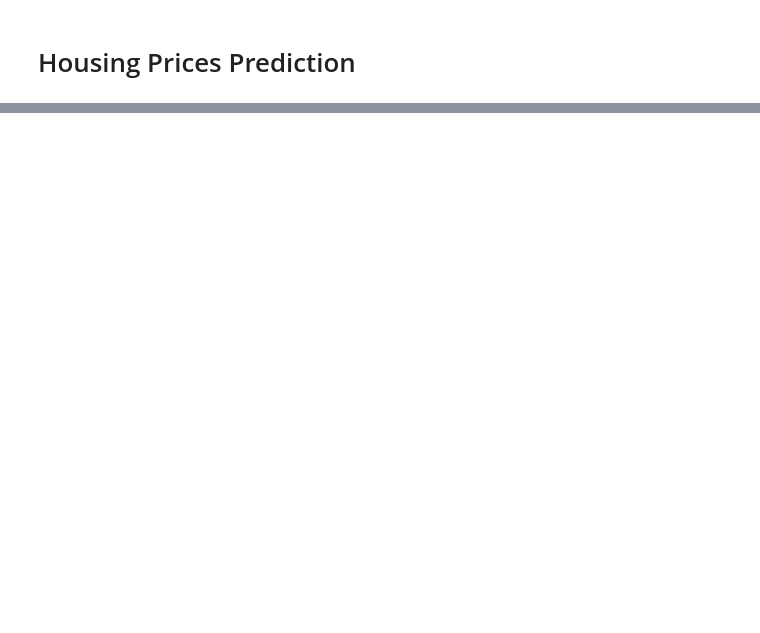
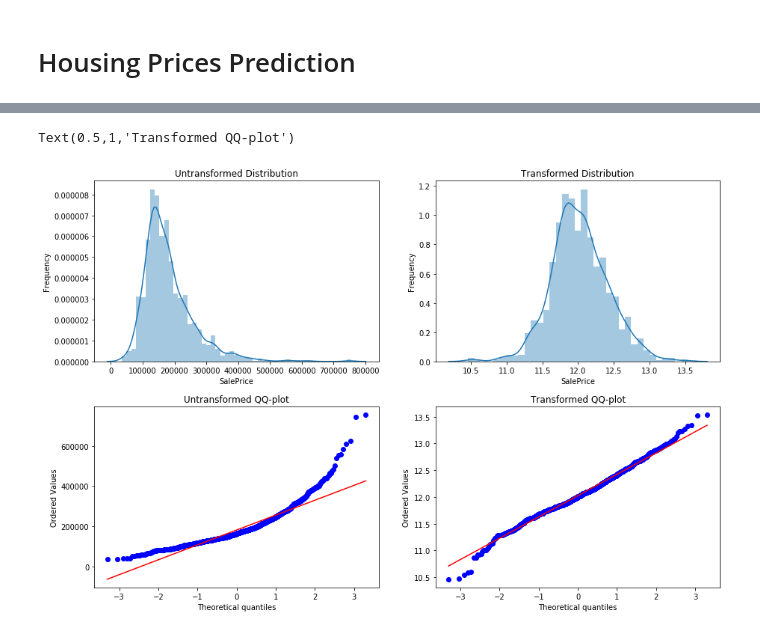
Before and after one commit to benbranchflower/applied_machine_learning, a Jupyter notebook: house_price_prediction.ipynb, the cells around one changed output, grey strips where cells are left out. Saved outputs shown, nothing was run; the diff lists cells and outputs as text; code cells hidden in the pictures; blank space fills up the shorter version.

```diff
--- a/house_price_prediction.ipynb
+++ b/house_price_prediction.ipynb
@@ -142,0 +42,11 @@ train['SalePrice']
+# %%
+train = pd.read_csv('house_train.csv')
+train_id = train.Id
+train.drop(columns=['Id'], inplace=True) # we don't need this id variable
+y = train['SalePrice'] # saving the house prices separately
+print('train shape:', train.shape)
+test = pd.read_csv('house_test.csv')
+test_id = test.Id # we need this for the submission
+test.drop(columns=['Id'], inplace=True)
+print('test shape:', test.shape)
+train.head()
@@ -142,0 +81,20 @@ train['SalePrice']
+# %%
+fig = plt.figure(figsize=(15,10))
+plt.subplot(2,2,1)
+sns.distplot(y)
+plt.ylabel("Frequency")
+plt.title('Untransformed Distribution')
+plt.subplot(2,2,2)
+sns.distplot(np.log(y))
+plt.ylabel("Frequency")
+plt.title('Transformed Distribution')
+plt.subplot(2,2,3)
+res = stats.probplot(y, plot=plt)
+plt.title('Untransformed QQ-plot')
+plt.subplot(2,2,4)
+res = stats.probplot(np.log(y), plot=plt)
+plt.subplots_adjust(hspace=0.25)
+plt.title('Transformed QQ-plot')
+# %% [output]
+Text(0.5,1,'Transformed QQ-plot')
+[figure, added]
```
Also changed, not shown: parts of 68 cells of this notebook, 1 other file.
